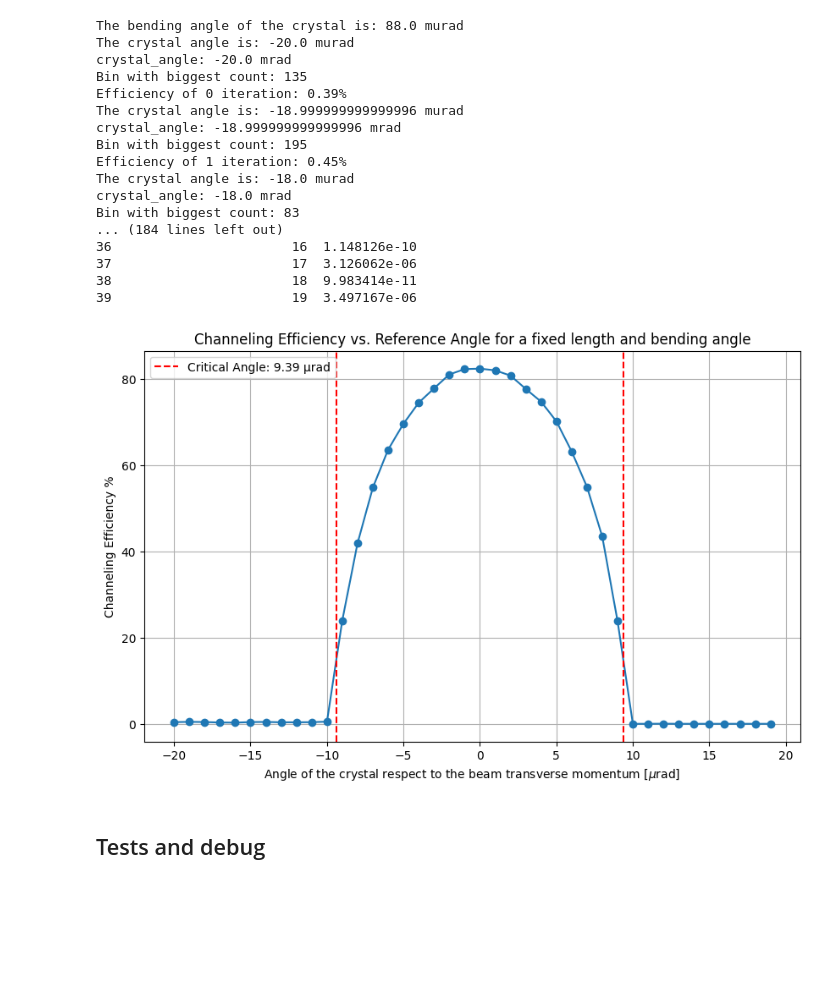
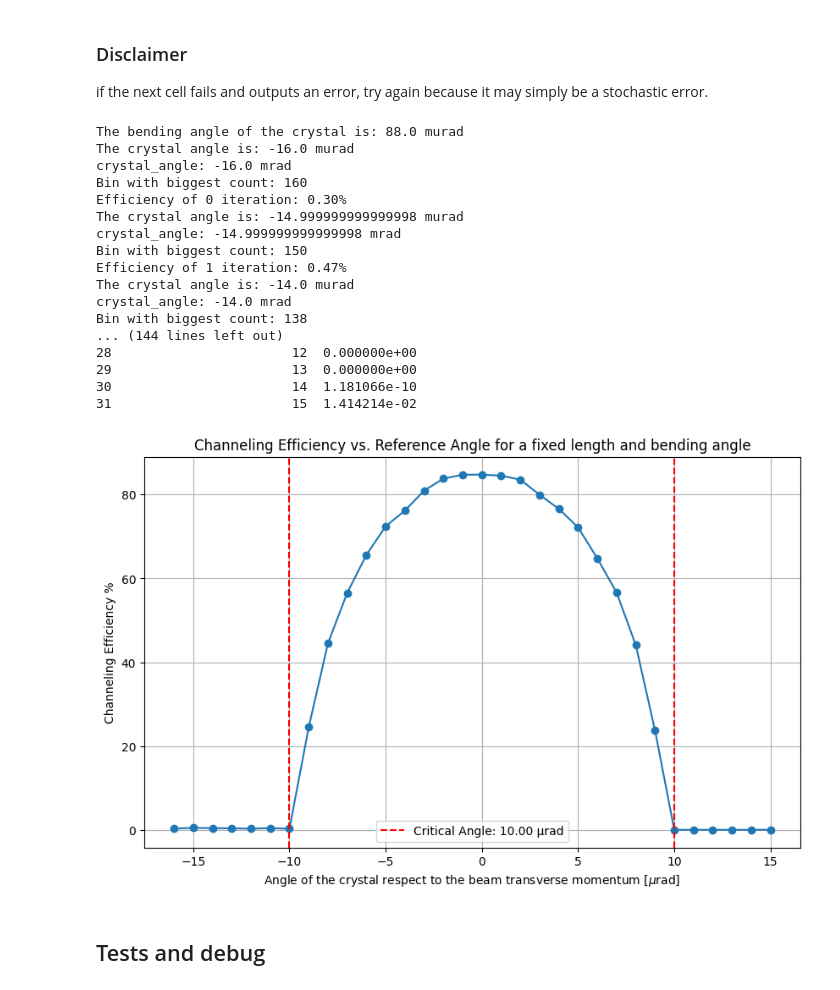
Before and after one commit to giacomells/Technical-Student-2024-2025, a Jupyter notebook: Crystal Analysis/Channeling Efficiencies studies/ImpactingAngleEfficiency.ipynb, the cells around one changed output. Drawn from its saved outputs; the diff is of its cells as text; code cells hidden in the pictures; blank space fills up the shorter version.

Commit message:
Update Crystal Analysis channeling efficiency notebooks

```diff
--- a/Crystal Analysis/Channeling Efficiencies studies/ImpactingAngleEfficiency.ipynb
+++ b/Crystal Analysis/Channeling Efficiencies studies/ImpactingAngleEfficiency.ipynb
@@ -52,8 +52,8 @@ columns = ['iteration', 'particle_id', 'x', 'px']
 tracking_data = pd.DataFrame(columns=columns)
 # %%
 
-min_angle = -20
-max_angle = 20
+min_angle = -16
+max_angle = 16
 steps = 1
 # Define the range of bending angles to iterate over
 impacting_angles = [i * 1e-6 for i in range(min_angle, max_angle, steps)]  # Example: 100 µrad to 200 µrad in 10 µrad steps
@@ -148,3 +152,6 @@ tracking_data
+# %% [markdown]
+### Disclaimer
+if the next cell fails and outputs an error, try again because it may simply be a stochastic error.
 # %%
 # Define Gaussian function for fitting
 def gaussian(x, amp, mean, sigma):
@@ -243,19 +250,19 @@ for iteration in tracking_data['iteration'].unique():
 print(efficiency_data)
 # %% [output]
 The bending angle of the crystal is: 88.0 murad
-The crystal angle is: -20.0 murad
-crystal_angle: -20.0 mrad
-Bin with biggest count: 135
-Efficiency of 0 iteration: 0.39%
-The crystal angle is: -18.999999999999996 murad
-crystal_angle: -18.999999999999996 mrad
-Bin with biggest count: 195
-Efficiency of 1 iteration: 0.45%
-The crystal angle is: -18.0 murad
-crystal_angle: -18.0 mrad
-Bin with biggest count: 83
-... (184 lines left out)
-36                       16  1.148126e-10
-37                       17  3.126062e-06
-38                       18  9.983414e-11
-39                       19  3.497167e-06
+The crystal angle is: -16.0 murad
+crystal_angle: -16.0 mrad
+Bin with biggest count: 160
+Efficiency of 0 iteration: 0.30%
+The crystal angle is: -14.999999999999998 murad
+crystal_angle: -14.999999999999998 mrad
+Bin with biggest count: 150
+Efficiency of 1 iteration: 0.47%
+The crystal angle is: -14.0 murad
+crystal_angle: -14.0 mrad
+Bin with biggest count: 138
+... (144 lines left out)
+28                       12  0.000000e+00
+29                       13  0.000000e+00
+30                       14  1.181066e-10
+31                       15  1.414214e-02
@@ -262,25 +271,26 @@ Bin with biggest count: 83
 # %%
 # Ensure efficiencies and bending angles are in the same order
 efficiency_data['bending_angle'] = [angle for angle in impacting_angles]
+critical_angle = 10.e-6  # took from the crystal properties, but it is also possible to calculate it from the tracking data as the angle at which the efficiency drops to zero.
 
 # Plot Channeling Efficiency vs Bending Angle
 plt.figure(figsize=(10, 6))
 plt.plot(efficiency_data['bending_angle']*1.e6, efficiency_data['efficiency'], marker='o', linestyle='-')
 # Add a vertical line for the critical angle
 plt.axvline(x = critical_angle * 1.e6, color='red', linestyle='--', label=f'Critical Angle: {critical_angle * 1.e6:.2f} µrad')
 # Add a vertical line for the critical angle
 plt.axvline(x= - critical_angle * 1.e6, color='red', linestyle='--')
 
 
 # Customize the plot
 plt.title('Channeling Efficiency vs. Reference Angle for a fixed length and bending angle')
 plt.xlabel(r'Angle of the crystal respect to the beam transverse momentum [$\mu$rad]')
 plt.ylabel('Channeling Efficiency %')
 plt.legend()
 plt.grid(True)
 plt.show()
 # %% [output]
-[figure, old version]
+[figure, new version]
 # %% [markdown]
 ## Tests and debug
 # %% [markdown]
```
Also changed, not shown: parts of 9 cells of this notebook, 1 other file.
